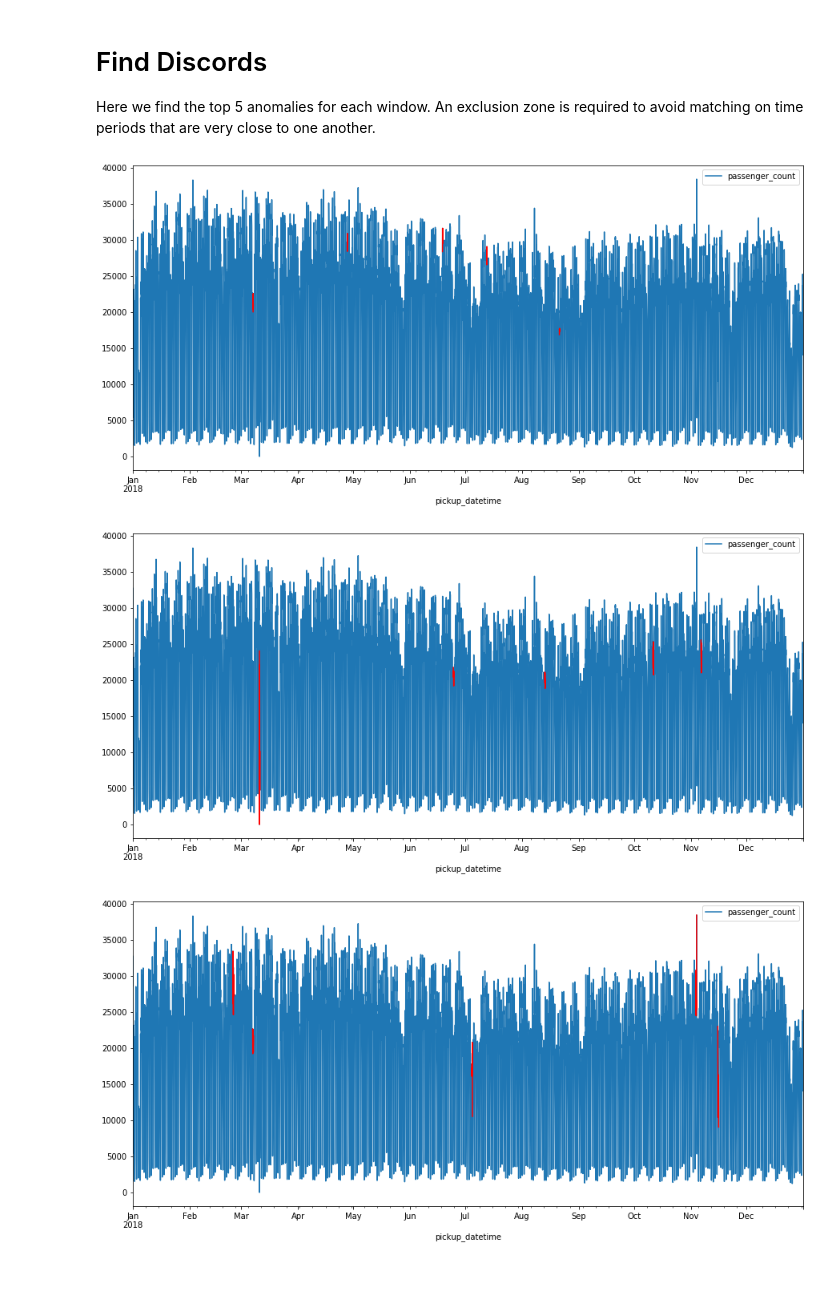
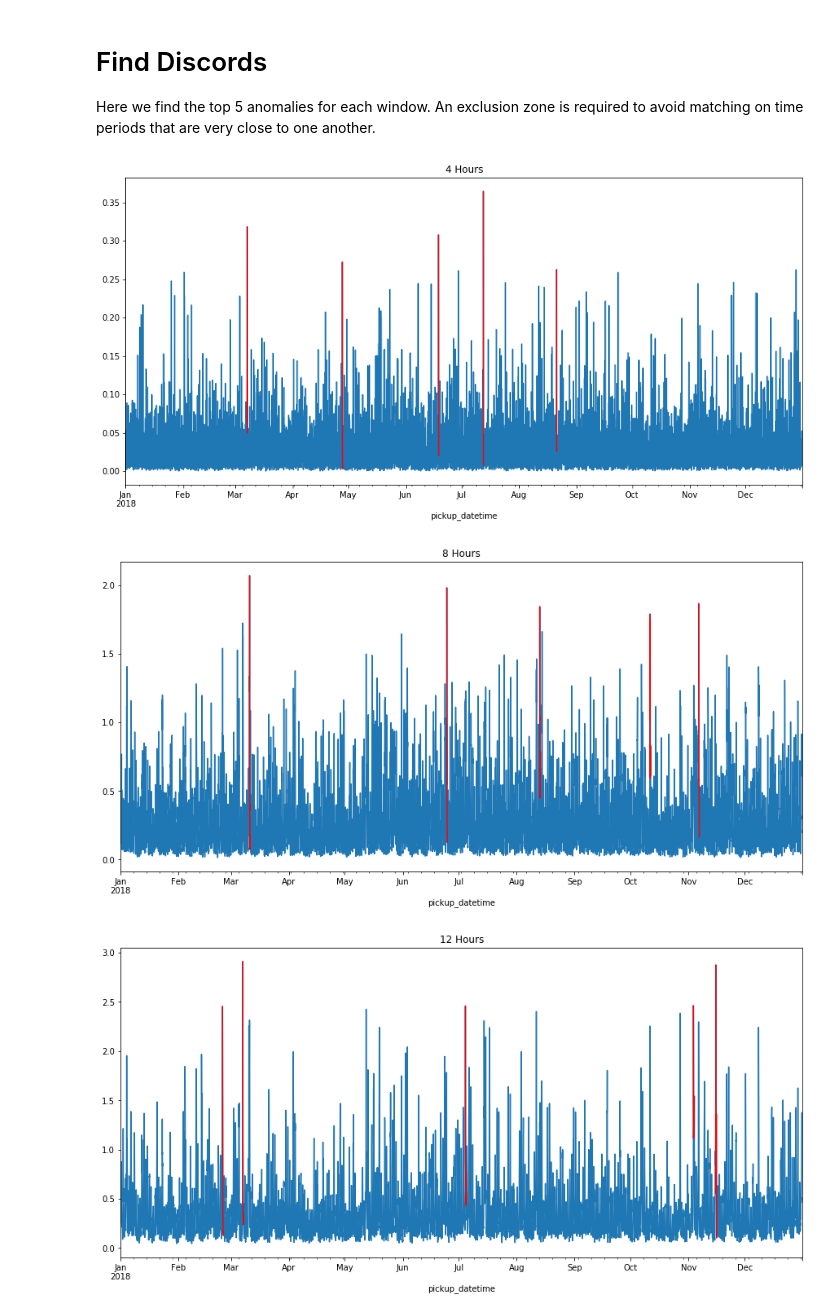
Before and after one commit to matrix-profile-foundation/article-matrix-profile-intro, a Jupyter notebook: Matrix Profile Example.ipynb, the cells around one changed output. Drawn from its saved outputs; the diff is of its cells as text; code cells hidden in the pictures; blank space fills up the shorter version.

```diff
--- a/Matrix Profile Example.ipynb
+++ b/Matrix Profile Example.ipynb
@@ -82,6 +82,7 @@ windows = [
 for label, window_size in windows:
     mp, mpi = stomp(df['passenger_count'].values, window_size)
     df['{} Profile'.format(label)] = np.append(mp, np.zeros(window_size - 1) + np.nan)
+    df['{} Profile Index'.format(label)] = np.append(mpi, np.zeros(window_size - 1) + np.nan)
 # %% [markdown]
 # Plot Matrix Profiles
 
@@ -228,17 +109,17 @@ Here we find the top 5 anomalies for each window. An exclusion zone is required
 # %%
 top_discords = {}
 
 for label, window_size in windows:
     column_label = '{} Profile'.format(label)
     mp = df[column_label].values
     top_discords[label] = discords(mp, window_size, k=5)
 
-    ax = df.plot(kind='line', y='passenger_count', figsize=(15, 7))
+    ax = df.plot(kind='line', y=column_label, figsize=(15, 7), title=label, legend=None)
     for start_index in top_discords[label]:
-        df.iloc[start_index:start_index+window_size]['passenger_count'].plot(kind='line', c='r')
+        df.iloc[start_index:start_index+window_size][column_label].plot(kind='line', c='r')
 
     plt.show()
 # %% [output]
-[figure, old version]
+[figure, new version]
-[figure, old version]
+[figure, new version]
-[figure, old version]
+[figure, new version]
```
Also changed, not shown: parts of 14 cells of this notebook.
